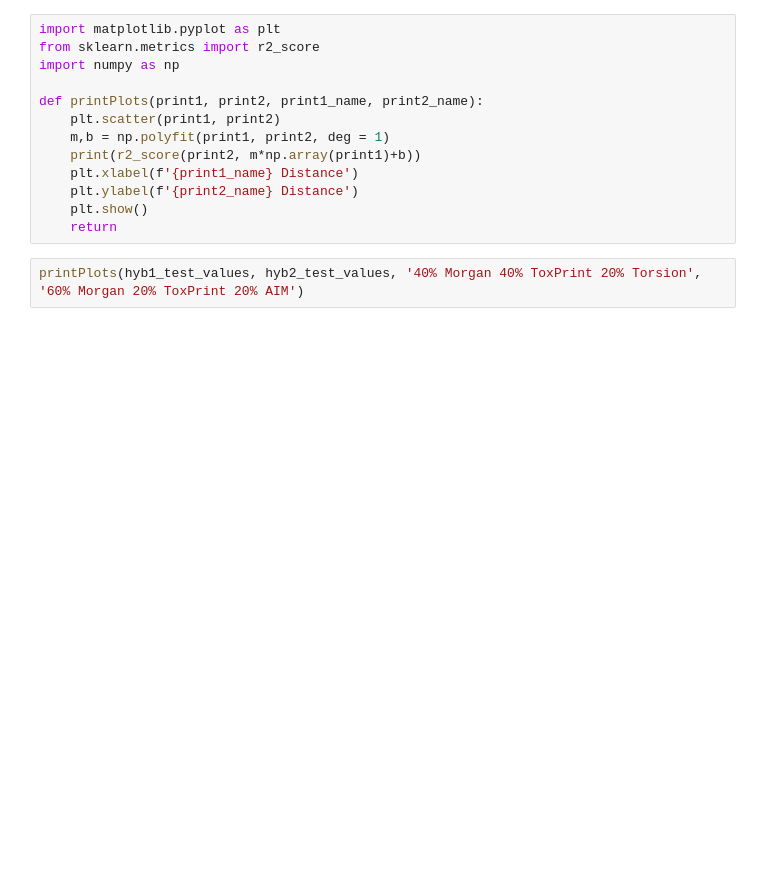
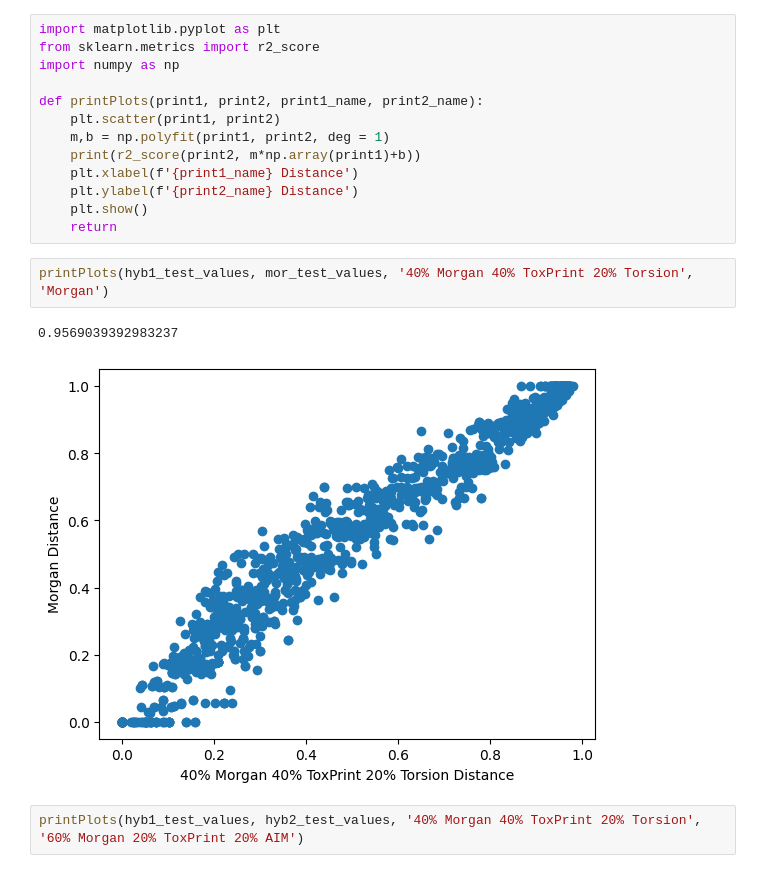
Before and after one commit to patlewig/genra-hybrid, a Jupyter notebook: notebooks/10-ajl-fingerprint_analysis.ipynb, the cells around one changed output. Cells and saved outputs as stored; diff of their text form; blank space fills up the shorter version.

```diff
--- a/notebooks/10-ajl-fingerprint_analysis.ipynb
+++ b/notebooks/10-ajl-fingerprint_analysis.ipynb
@@ -138,6 +138,11 @@ def printPlots(print1, print2, print1_name, print2_name):
     plt.ylabel(f'{print2_name} Distance')
     plt.show()
     return
+# %%
+printPlots(hyb1_test_values, mor_test_values, '40% Morgan 40% ToxPrint 20% Torsion', 'Morgan')
+# %% [output]
+0.9569039392983237
+[figure, added]
 # %%
 printPlots(hyb1_test_values, hyb2_test_values, '40% Morgan 40% ToxPrint 20% Torsion', '60% Morgan 20% ToxPrint 20% AIM')
 # %% [output]
```
Also changed, not shown: parts of 22 cells of this notebook, 2 other files.
